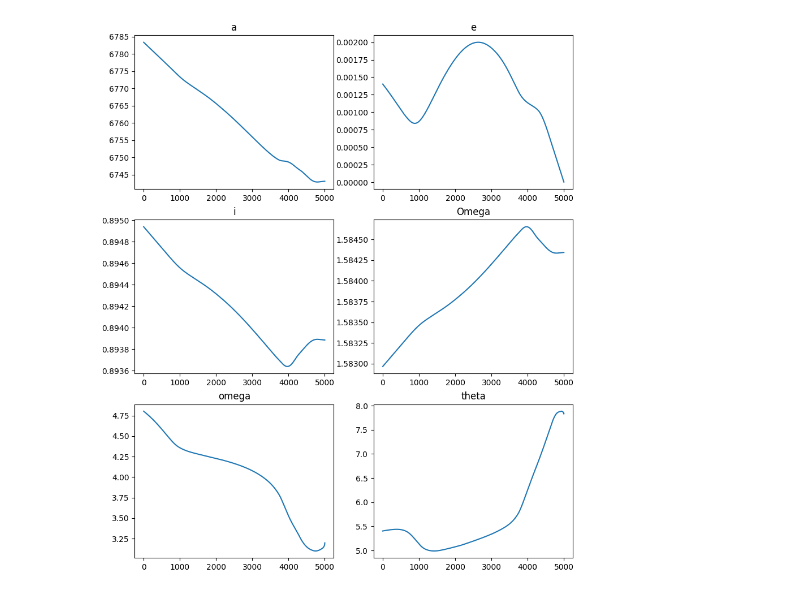
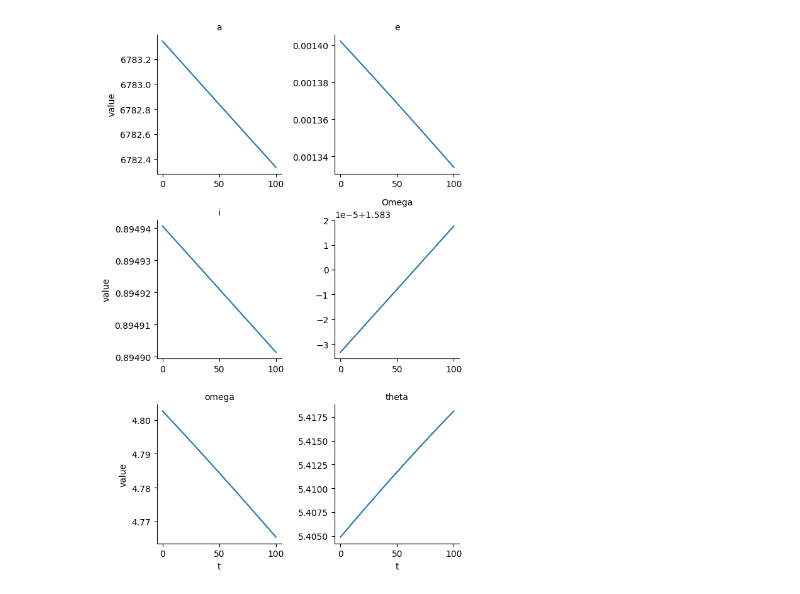
Before and after one commit to alibaniasad1999/Advanced_orbital_mechanics, a Jupyter notebook: HW/HW3/Code/Q2/a.ipynb, the cells around one changed output. Saved outputs shown, nothing was run; the diff lists cells and outputs as text; code cells hidden in the pictures.

```diff
--- a/HW/HW3/Code/Q2/a.ipynb
+++ b/HW/HW3/Code/Q2/a.ipynb
@@ -215,21 +214,22 @@ plt.savefig('orbital_elements.eps', format='eps', dpi=1000)
-# %%
-# plot results with matplotlib #
-fig, axs = plt.subplots(3, 2, figsize=(10, 12))
-axs[0, 0].plot(sol.t, sol.y[0])
-axs[0, 0].set_title('a')
-axs[0, 1].plot(sol.t, sol.y[1])
-axs[0, 1].set_title('e')
-axs[1, 0].plot(sol.t, sol.y[2])
-axs[1, 0].set_title('i')
-axs[1, 1].plot(sol.t, sol.y[3])
-axs[1, 1].set_title('Omega')
-axs[2, 0].plot(sol.t, sol.y[4])
-axs[2, 0].set_title('omega')
-axs[2, 1].plot(sol.t, sol.y[5])
-axs[2, 1].set_title('theta')
-
-
-# save fig as eps #
-plt.savefig('orbital_elements_matplotlib.eps', format='eps', dpi=1000)
-# %% [output]
-[figure, removed]
+# %%
+# integerate with ode4 long time #
+t_0 = 0
+t_f = 100
+t_points = np.linspace(t_0, t_f, 10000)
+sol = solve_ivp(d_elements, [t_0, t_f], elements0, t_eval=t_points)
+sol.y[1][sol.y[1] < 0] = 0
+# %%
+# plot results with seaborn #
+df = pd.DataFrame(sol.y.T, columns=['a', 'e', 'i', 'Omega', 'omega', 'theta'])
+df['t'] = sol.t
+df = pd.melt(df, id_vars=['t'], value_vars=['a', 'e', 'i', 'Omega', 'omega', 'theta'])
+g = sns.FacetGrid(df, col='variable', col_wrap=2, sharex=False, sharey=False)
+g.map(plt.plot, 't', 'value')
+g.set_titles('{col_name}')
+g.set_xlabels('t')
+g.set_ylabels('value')
+
+# save fig as eps #
+plt.savefig('../../Figure/Q2/orbital_elements_100.eps', format='eps', dpi=1000)
+# %% [output]
+[figure, added]
```
Also changed, not shown: parts of 3 cells of this notebook, 29 other files.
